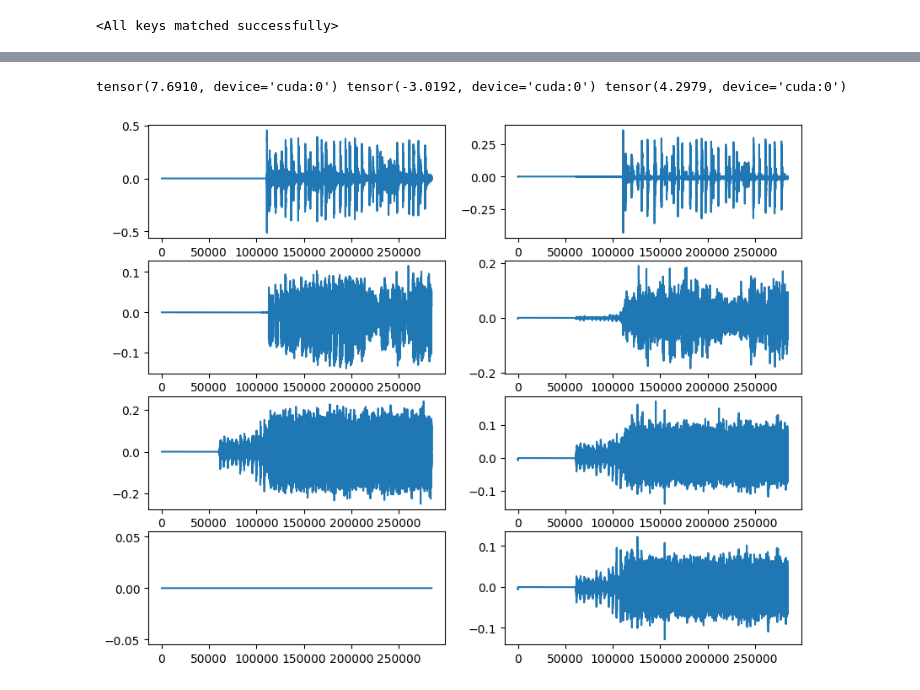
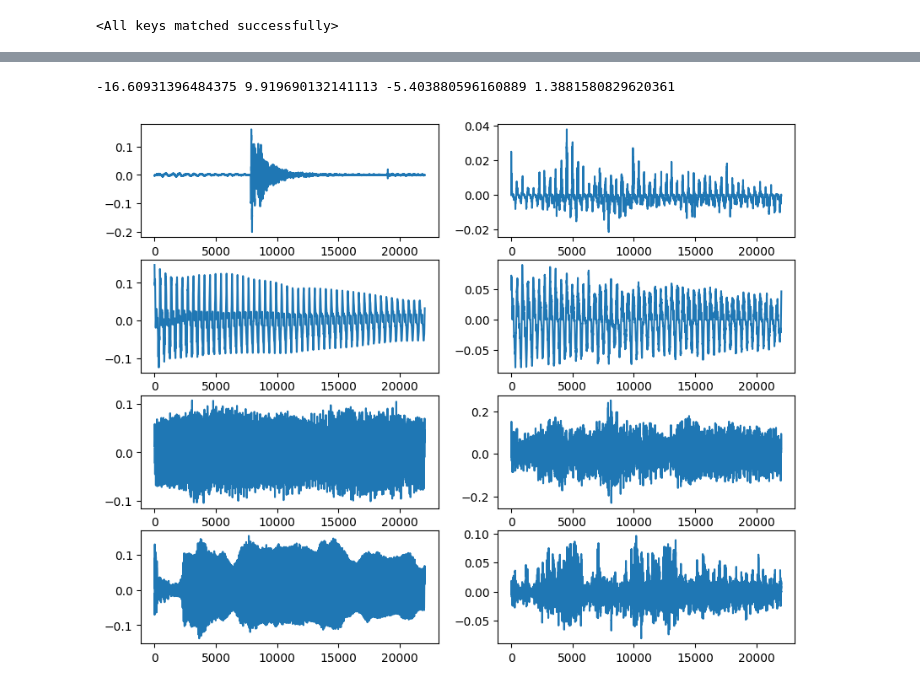
Before and after one commit to lijm1358/MSS_WaveUNet, a Jupyter notebook: soundprocess_pytorch.ipynb, the cells around one changed output, grey strips where cells are left out. Cells and saved outputs as stored; diff of their text form; code cells hidden in the pictures.

```diff
--- a/soundprocess_pytorch.ipynb
+++ b/soundprocess_pytorch.ipynb
@@ -62,28 +62,28 @@ from typing import Tuple
 #         arr, _ = librosa.load(music)
 #         np.save(outfile_name, arr)
 # %%
-base_dir = '../dataset/createdmusdb18/test/data_numpy'
-target_dir = '../dataset/createdmusdb18/test/data_numpy_split'
+# base_dir = '../dataset/createdmusdb18/test/data_numpy'
+# target_dir = '../dataset/createdmusdb18/test/data_numpy_split'
 
-# 16384 for training, 22050 for validation/test(1sec length)
-sep_length = 22050
+# # 16384 for training, 22050 for validation/test(1sec length)
+# sep_length = 22050
 
-filelist = os.listdir(base_dir)
-filelist.sort()
-song_np_full = []
-count = 0
-for i, filename in enumerate(tqdm(filelist)):
-    song_np = np.load(os.path.join(base_dir, filename))
-    song_np_full.append(song_np)
-    if i%5==4:
-        song_np_full = np.stack(song_np_full)
-        index = 0
-        while index+sep_length <= song_np_full.shape[1]:
-            np.save(os.path.join(target_dir, str(count)),
-                    song_np_full[:, index:index+sep_length])
-            index+=sep_length
-            count+=1
-        song_np_full = []
+# filelist = os.listdir(base_dir)
+# filelist.sort()
+# song_np_full = []
+# count = 0
+# for i, filename in enumerate(tqdm(filelist)):
+#     song_np = np.load(os.path.join(base_dir, filename))
+#     song_np_full.append(song_np)
+#     if i%5==4:
+#         song_np_full = np.stack(song_np_full)
+#         index = 0
+#         while index+sep_length <= song_np_full.shape[1]:
+#             np.save(os.path.join(target_dir, str(count)),
+#                     song_np_full[:, index:index+sep_length])
+#             index+=sep_length
+#             count+=1
+#         song_np_full = []
 # %%
 class MUSDBDataset(Dataset):
     def __init__(self, data_dir: str):
@@ -408,6 +430,5 @@ def write(f, sr, x, normalized=False):
 # %%
-song_index = 4
-
+song_index = 18
 test_arr = torch.Tensor(test_ds[song_index][0]).to(device)
 test_arr = torch.unsqueeze(test_arr, 0)
 
@@ -417,25 +438,24 @@ with torch.no_grad():
 
 pred = pred.cpu()
 # %%
-print(test_loss_fn(pred[0][0], torch.Tensor(test_ds[song_index][1][0])),
-test_loss_fn(pred[0][1], torch.Tensor(test_ds[song_index][1][1])),
-test_loss_fn(pred[0][2], torch.Tensor(test_ds[song_index][1][2])))
+print(test_loss_fn(pred[0][0], torch.Tensor(test_ds[song_index][1][0]))[0].item(),
+      test_loss_fn(pred[0][1], torch.Tensor(test_ds[song_index][1][1]))[0].item(),
+      test_loss_fn(pred[0][2], torch.Tensor(test_ds[song_index][1][2]))[0].item(),
+      test_loss_fn(pred[0][3], torch.Tensor(test_ds[song_index][1][3]))[0].item())
 # %% [output]
-tensor(7.6910, device='cuda:0') tensor(-3.0192, device='cuda:0') tensor(4.2979, device='cuda:0')
+-16.60931396484375 9.919690132141113 -5.403880596160889 1.3881580829620361
 # %%
-stem_index = 0
-
 plt.figure(figsize=(10, 8))
 
 for i in range(4):
     plt.subplot(4, 2, i*2+1)
     plt.plot(test_ds[song_index][1][i])
     plt.subplot(4, 2, i*2+2)
     plt.plot(pred[0][i])
 plt.show()
 
 for i in range(4):
     soundfile.write(f'./output/test_orign_{i}.wav', test_ds[song_index][1][i], 22050, format='wav')
     soundfile.write(f'./output/test_out_{i}.wav', pred[0][i], 22050, format='wav')
 # %% [output]
-[figure, old version]
+[figure, new version]
```
Also changed, not shown: parts of 10 cells of this notebook, 17 other files.
